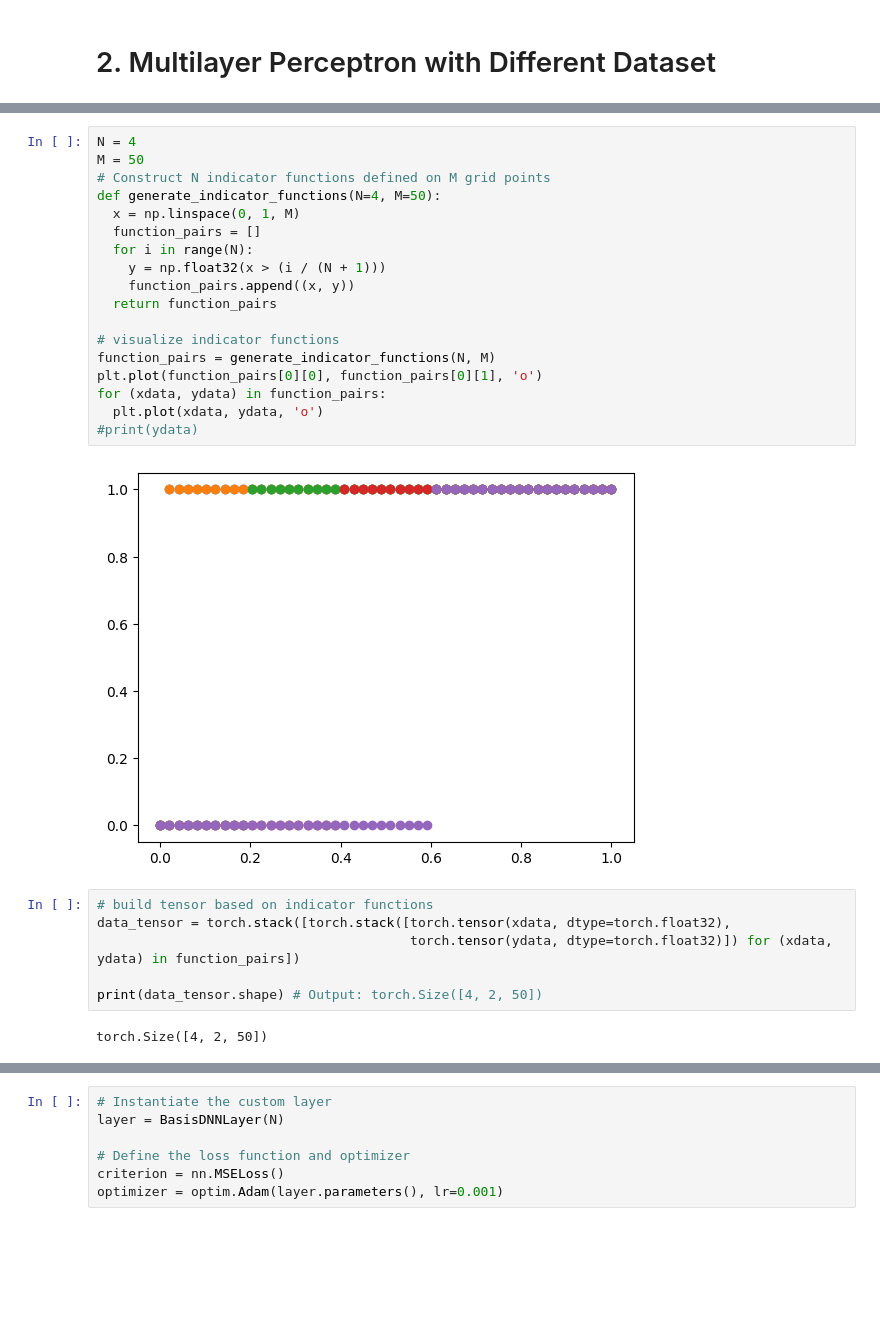
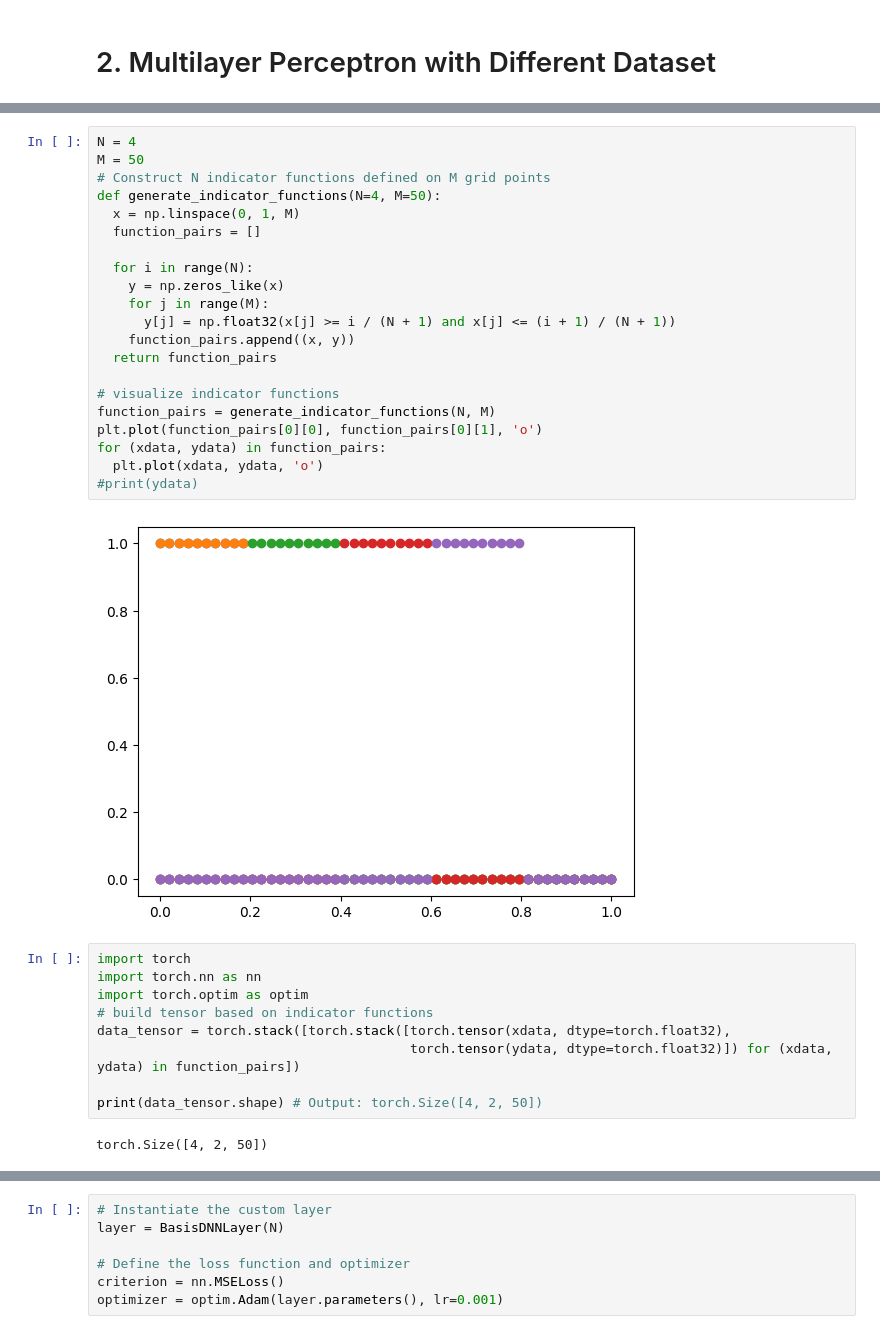
Before and after one commit to Royal4224/ENM_5320, a Jupyter notebook: ENM_5320_Homework_1.ipynb, the cells around one changed output, grey strips where cells are left out. Saved outputs shown, nothing was run; the diff lists cells and outputs as text; blank space fills up the shorter version.

```diff
--- a/ENM_5320_Homework_1.ipynb
+++ b/ENM_5320_Homework_1.ipynb
@@ -44,24 +40,30 @@ plt.plot(xdata,ydata,'o')
 # %%
 N = 4
 M = 50
 # Construct N indicator functions defined on M grid points
 def generate_indicator_functions(N=4, M=50):
   x = np.linspace(0, 1, M)
   function_pairs = []
+
   for i in range(N):
-    y = np.float32(x > (i / (N + 1)))
+    y = np.zeros_like(x)
+    for j in range(M):
+      y[j] = np.float32(x[j] >= i / (N + 1) and x[j] <= (i + 1) / (N + 1))
     function_pairs.append((x, y))
   return function_pairs
 
 # visualize indicator functions
 function_pairs = generate_indicator_functions(N, M)
 plt.plot(function_pairs[0][0], function_pairs[0][1], 'o')
 for (xdata, ydata) in function_pairs:
   plt.plot(xdata, ydata, 'o')
 #print(ydata)
 # %% [output]
-[figure, old version]
+[figure, new version]
 # %%
+import torch
+import torch.nn as nn
+import torch.optim as optim
 # build tensor based on indicator functions
 data_tensor = torch.stack([torch.stack([torch.tensor(xdata, dtype=torch.float32),
                                         torch.tensor(ydata, dtype=torch.float32)]) for (xdata, ydata) in function_pairs])
```
Also changed, not shown: parts of 4 cells of this notebook.
